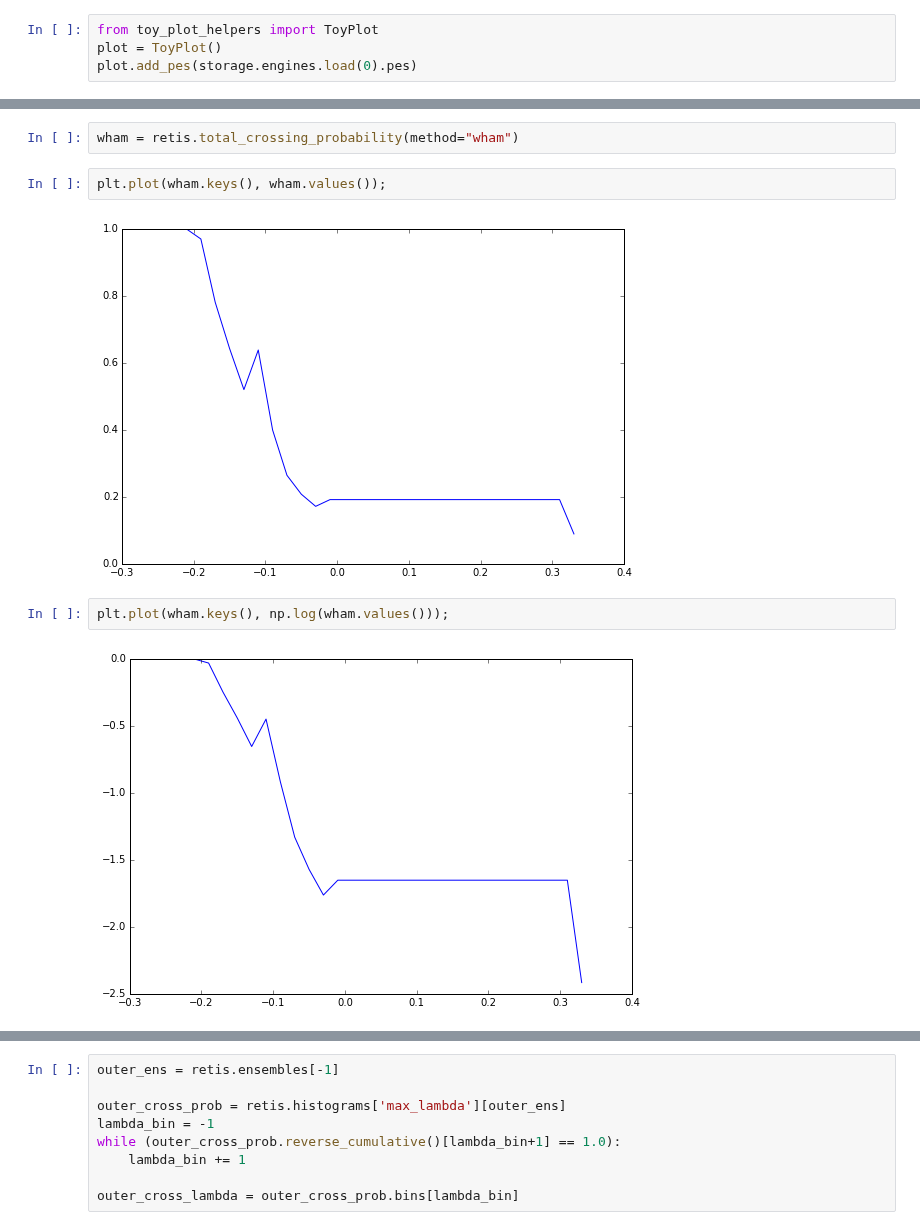
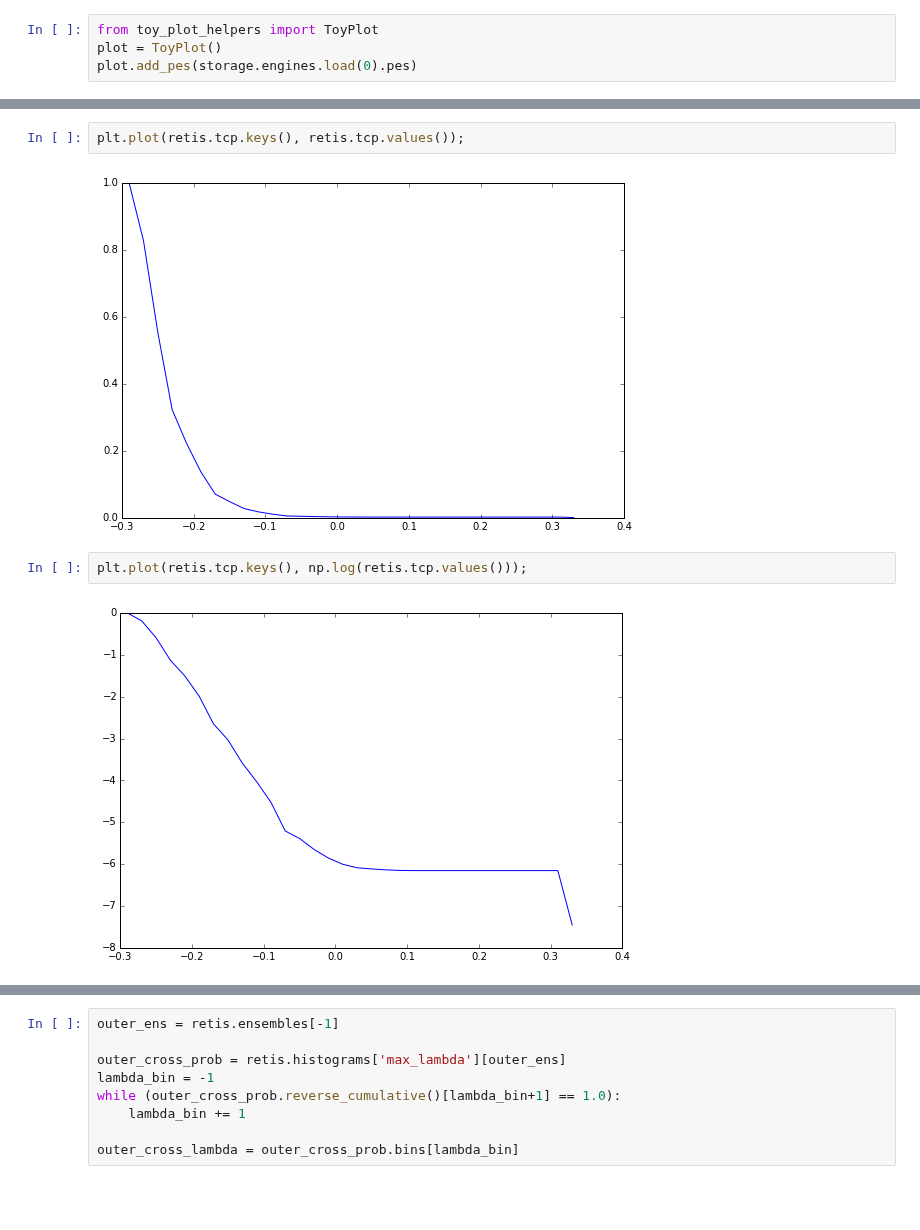
Before and after one commit to openpathsampling/openpathsampling, a Jupyter notebook: examples/ipython/toy_analysis.ipynb, the cells around one changed output, grey strips where cells are left out. Saved outputs shown, nothing was run; the diff lists cells and outputs as text; blank space fills up the shorter version.

```diff
--- a/examples/ipython/toy_analysis.ipynb
+++ b/examples/ipython/toy_analysis.ipynb
@@ -132,13 +160,11 @@ for mytraj in ens0_traj[slice(None,None,15)]:
-# %%
-wham = retis.total_crossing_probability(method="wham")
 # %%
-plt.plot(wham.keys(), wham.values());
+plt.plot(retis.tcp.keys(), retis.tcp.values());
 # %% [output]
-[figure, old version]
+[figure, new version]
 # %%
-plt.plot(wham.keys(), np.log(wham.values()));
+plt.plot(retis.tcp.keys(), np.log(retis.tcp.values()));
 # %% [output]
-[figure, old version]
+[figure, new version]
 # %%
 %%time
 #retis.rate(storage=storage)
```
Also changed, not shown: parts of 19 cells of this notebook, 5 other files.
